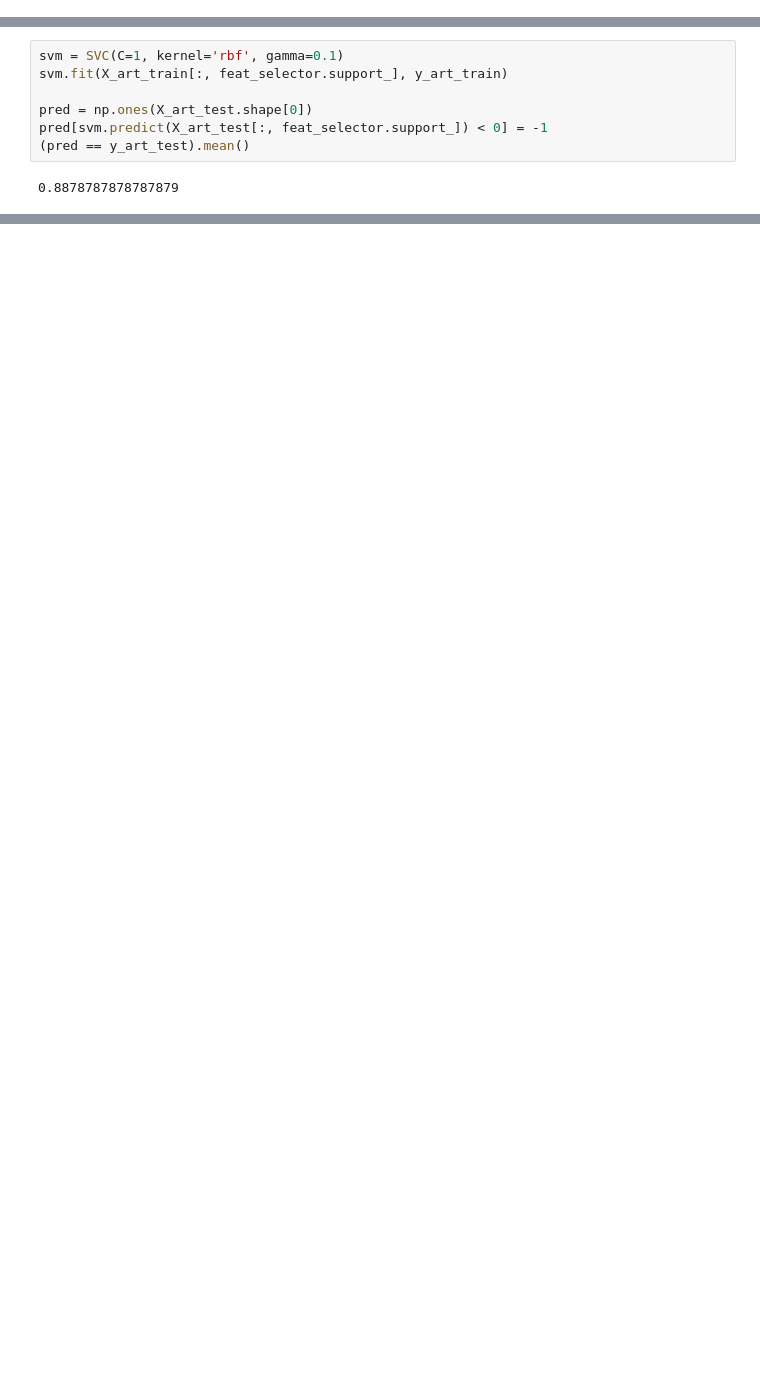
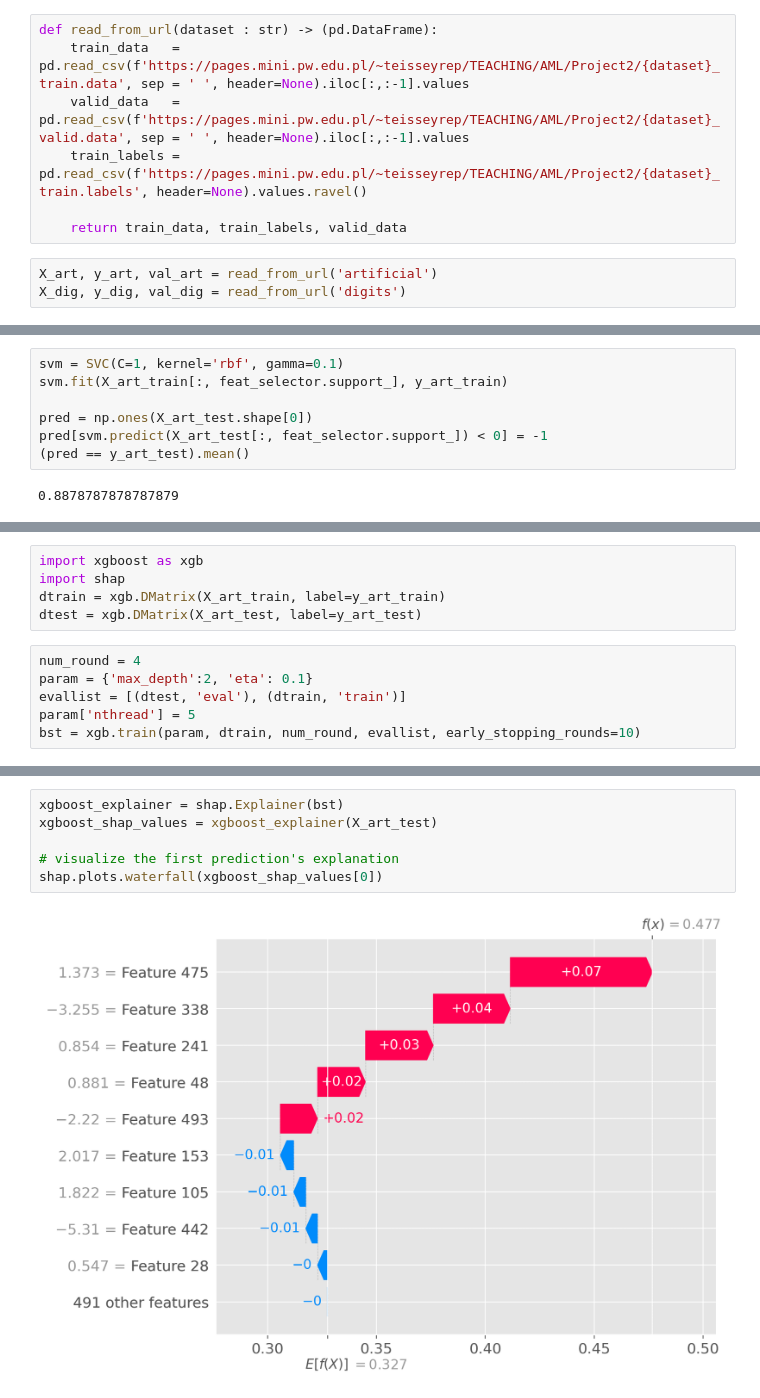
Before and after one commit to tryptofanik/feature_selection, a Jupyter notebook: feature_selection.ipynb, the cells around one changed output, grey strips where cells are left out. Saved outputs shown, nothing was run; the diff lists cells and outputs as text; blank space fills up the shorter version.

```diff
--- a/feature_selection.ipynb
+++ b/feature_selection.ipynb
@@ -23,0 +75,10 @@ X_dif_val = pd.read_csv('data/digits_valid.data', delimiter=' ', names=[i for i
+# %%
+def read_from_url(dataset : str) -> (pd.DataFrame):
+    train_data   = pd.read_csv(f'https://pages.mini.pw.edu.pl/~teisseyrep/TEACHING/AML/Project2/{dataset}_train.data', sep = ' ', header=None).iloc[:,:-1].values
+    valid_data   = pd.read_csv(f'https://pages.mini.pw.edu.pl/~teisseyrep/TEACHING/AML/Project2/{dataset}_valid.data', sep = ' ', header=None).iloc[:,:-1].values
+    train_labels = pd.read_csv(f'https://pages.mini.pw.edu.pl/~teisseyrep/TEACHING/AML/Project2/{dataset}_train.labels', header=None).values.ravel()
+
+    return train_data, train_labels, valid_data
+# %%
+X_art, y_art, val_art = read_from_url('artificial')
+X_dig, y_dig, val_dig = read_from_url('digits')
@@ -263,0 +344,11 @@ pred[svm.predict(X_art_test[:, feat_selector.support_]) < 0] = -1
+# %%
+import xgboost as xgb
+import shap
+dtrain = xgb.DMatrix(X_art_train, label=y_art_train)
+dtest = xgb.DMatrix(X_art_test, label=y_art_test)
+# %%
+num_round = 4
+param = {'max_depth':2, 'eta': 0.1}
+evallist = [(dtest, 'eval'), (dtrain, 'train')]
+param['nthread'] = 5
+bst = xgb.train(param, dtrain, num_round, evallist, early_stopping_rounds=10)
@@ -263,0 +360,8 @@ pred[svm.predict(X_art_test[:, feat_selector.support_]) < 0] = -1
+# %%
+xgboost_explainer = shap.Explainer(bst)
+xgboost_shap_values = xgboost_explainer(X_art_test)
+
+# visualize the first prediction's explanation
+shap.plots.waterfall(xgboost_shap_values[0])
+# %% [output]
+[figure, added]
```
Also changed, not shown: parts of 50 cells of this notebook, 13 other files.
